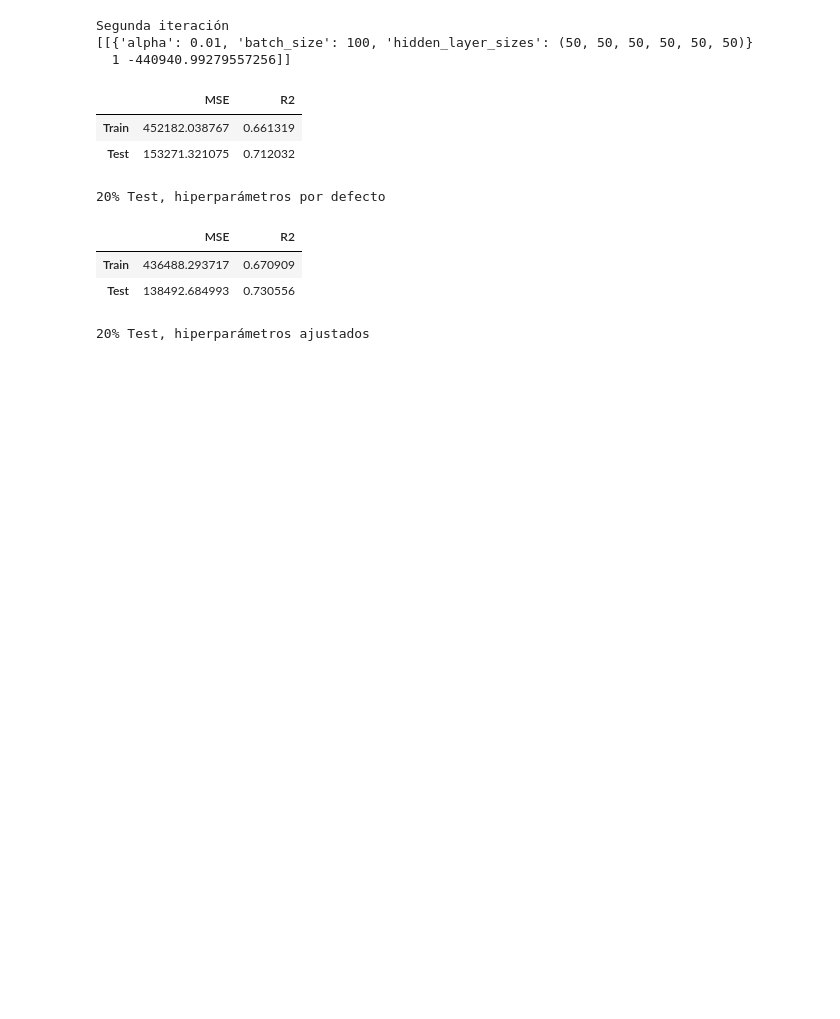
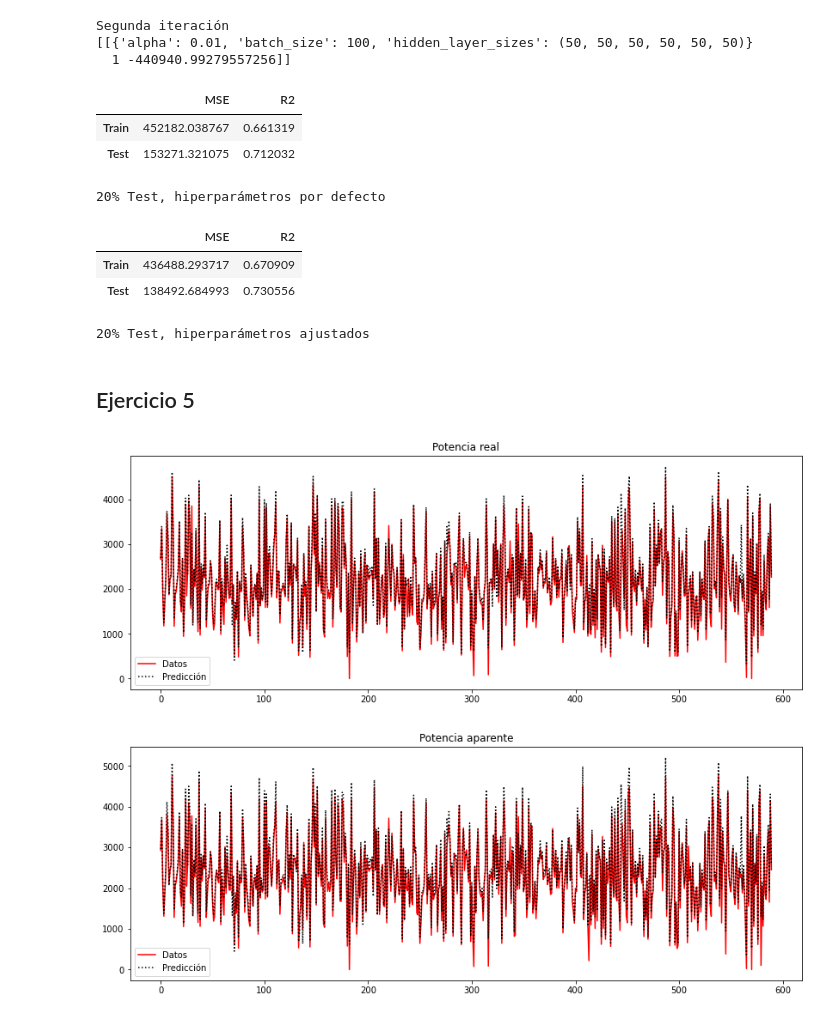
Before and after one commit to qgerman2/ml_labs, a Jupyter notebook: lab4.ipynb, the cells around one changed output. Drawn from its saved outputs; the diff is of its cells as text; code cells hidden in the pictures; blank space fills up the shorter version.

Commit message:
ejercicio 5

```diff
--- a/lab4.ipynb
+++ b/lab4.ipynb
@@ -188,3 +189,29 @@ print("20% Test, hiperparámetros ajustados")
 | Train | 436488.293717 | 0.670909 |
 | Test | 138492.684993 | 0.730556 |
 20% Test, hiperparámetros ajustados
+# %% [markdown]
+## Ejercicio 5
+# %%
+figure(figsize = (14, 5))
+plt.plot(y_test[:,0]         , color='red',   label='Datos')
+plt.plot(y_test_predict[:,0] , color='black', label='Predicción', linestyle='dotted')
+plt.title("Potencia real")
+plt.legend()
+plt.show()
+
+figure(figsize = (14, 5))
+plt.plot(y_test[:,1]         , color='red',   label='Datos')
+plt.plot(y_test_predict[:,1] , color='black', label='Predicción', linestyle='dotted')
+plt.title("Potencia aparente")
+plt.legend()
+plt.show()
+
+figure(figsize = (14, 5))
+plt.plot(y_test[:,2]         , color='red',   label='Datos')
+plt.plot(y_test_predict[:,2] , color='black', label='Predicción', linestyle='dotted')
+plt.title("Potencia reactiva")
+plt.legend()
+plt.show()
+# %% [output]
+[figure, added]
+[figure, added]
```
Also changed, not shown: parts of 2 cells of this notebook.
